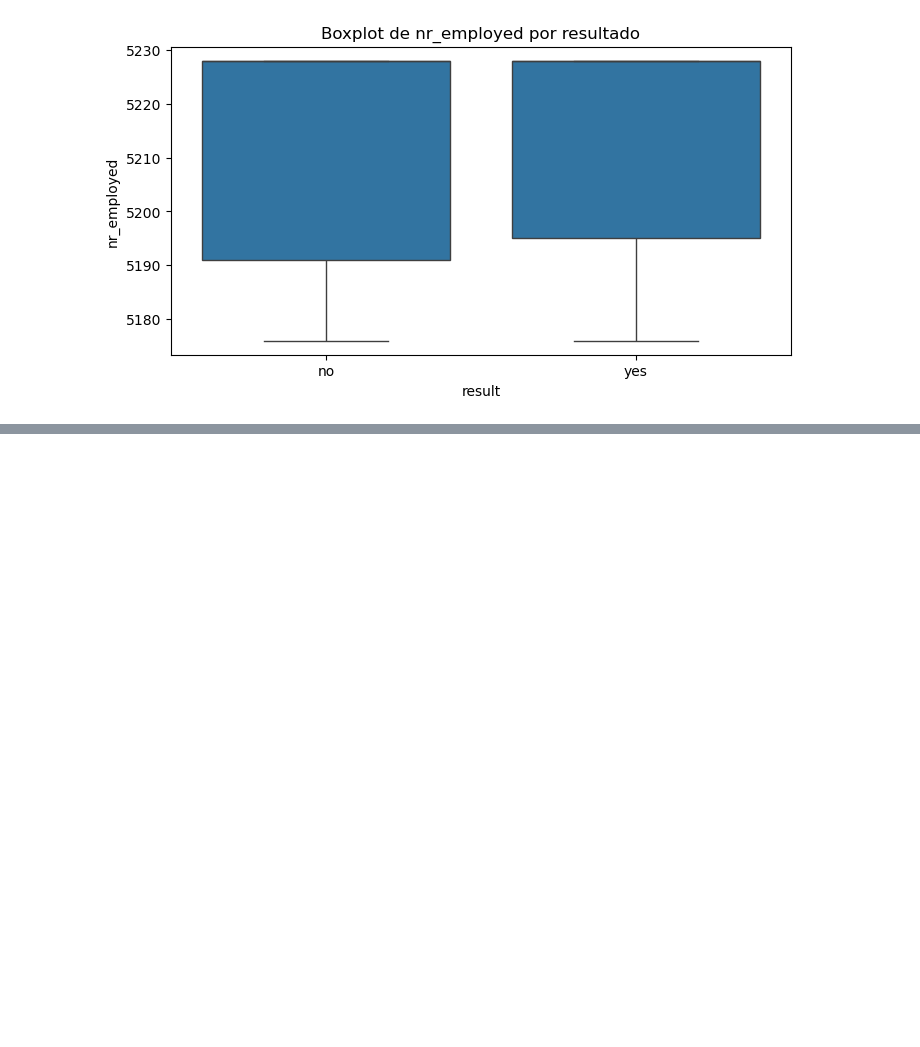
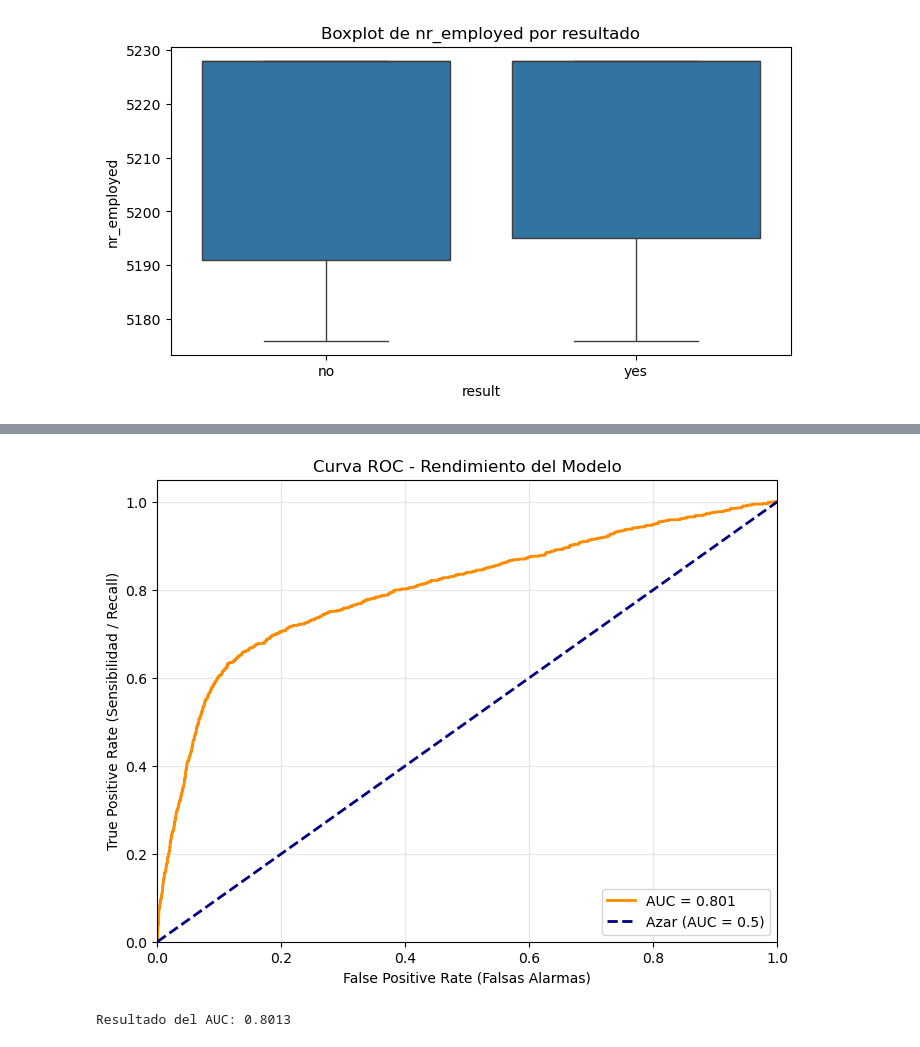
Before and after one commit to arnausans23/data-analytics-tfm, a Jupyter notebook: 1_analisis_datos_v2.ipynb, the cells around one changed output, grey strips where cells are left out. Saved outputs shown, nothing was run; the diff lists cells and outputs as text; code cells hidden in the pictures; blank space fills up the shorter version.

```diff
--- a/1_analisis_datos_v2.ipynb
+++ b/1_analisis_datos_v2.ipynb
@@ -685,0 +709,34 @@ Name: proportion, dtype: float64
+# %%
+# ================================
+# 18. CURVA ROC Y AUC (OPTIMIZADO)
+# ================================
+
+# Calculamos los componentes de la curva
+# fpr: Tasa de Falsos Positivos (Eje X)
+# tpr: Tasa de Verdaderos Positivos / Recall (Eje Y)
+fpr, tpr, thresholds_roc = roc_curve(y_test, y_prob)
+roc_auc = auc(fpr, tpr)
+
+plt.figure(figsize=(8, 6))
+
+# Dibujamos la curva del modelo
+plt.plot(fpr, tpr, color='darkorange', lw=2, label=f"AUC = {roc_auc:.3f}")
+
+# Dibujamos la línea de referencia (azar)
+plt.plot([0, 1], [0, 1], color='navy', lw=2, linestyle='--', label='Azar (AUC = 0.5)')
+
+# Configuramos los límites y etiquetas para que sea legible
+plt.xlim([0.0, 1.0])
+plt.ylim([0.0, 1.05])
+plt.xlabel("False Positive Rate (Falsas Alarmas)")
+plt.ylabel("True Positive Rate (Sensibilidad / Recall)")
+plt.title("Curva ROC - Rendimiento del Modelo")
+plt.legend(loc="lower right")
+plt.grid(alpha=0.3)
+
+plt.show()
+
+print(f"Resultado del AUC: {roc_auc:.4f}")
+# %% [output]
+[figure, added]
+Resultado del AUC: 0.8013
```
Also changed, not shown: parts of 19 cells of this notebook.
